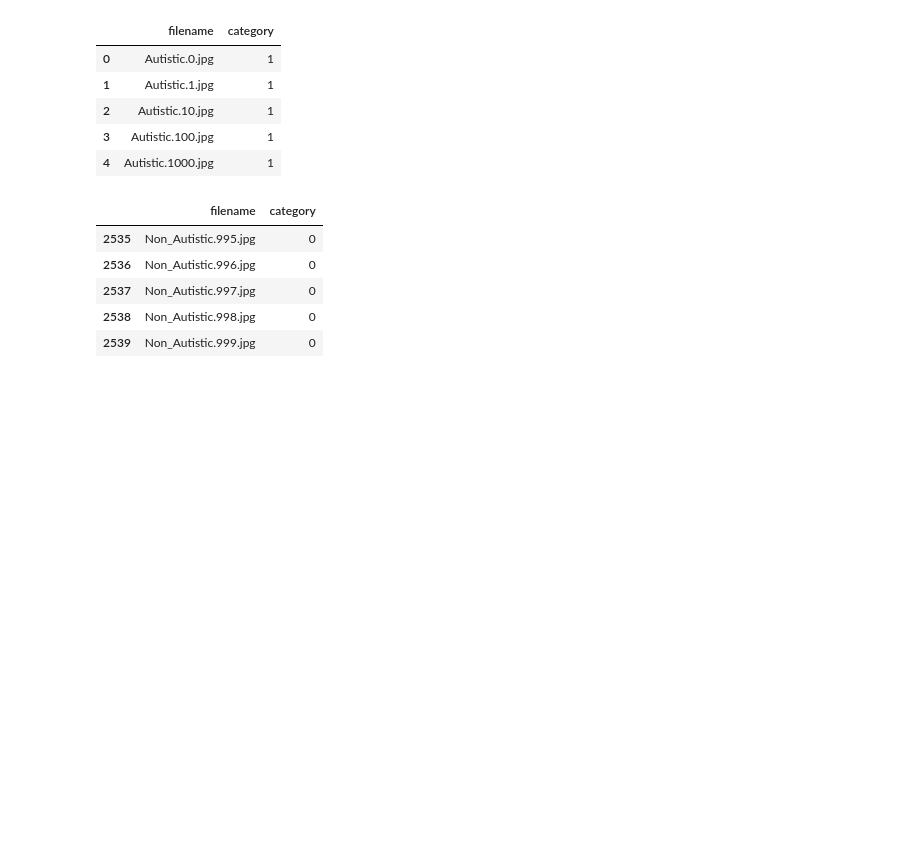
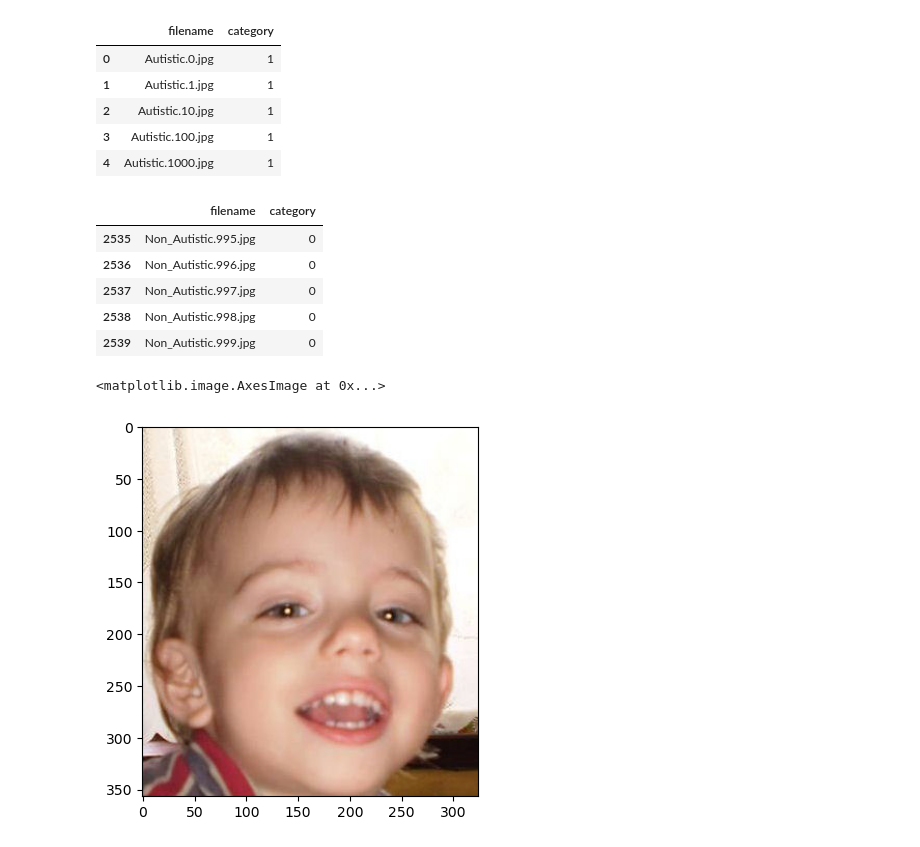
Before and after one commit to Abhirambs-08/05_ARKS_Early-Prediction-of-Autism-Disorder, a Jupyter notebook: CNN_model.ipynb, the cells around one changed output. Drawn from its saved outputs; the diff is of its cells as text; code cells hidden in the pictures; blank space fills up the shorter version.

```diff
--- a/CNN_model.ipynb
+++ b/CNN_model.ipynb
@@ -46,3 +47,22 @@ df.tail()
 | 2537 | Non_Autistic.997.jpg | 0 |
 | 2538 | Non_Autistic.998.jpg | 0 |
 | 2539 | Non_Autistic.999.jpg | 0 |
+# %%
+import os
+
+# Directory path
+directory_path = "C:/Users/91809/Desktop/ARKS/05_ARKS_Early-Prediction-of-Autism-Disorder/AutismDataset/train"
+
+# Sample filename
+sample = random.choice(filenames)  # Make sure sample contains the filename you want to load
+
+# Create the full file path
+file_path = os.path.join(directory_path, sample)
+
+# Now load the image
+image = load_img(file_path)
+# %%
+plt.imshow(image)
+# %% [output]
+<matplotlib.image.AxesImage at 0x...>
+[figure, added]
```
Also changed, not shown: parts of 7 cells of this notebook.
